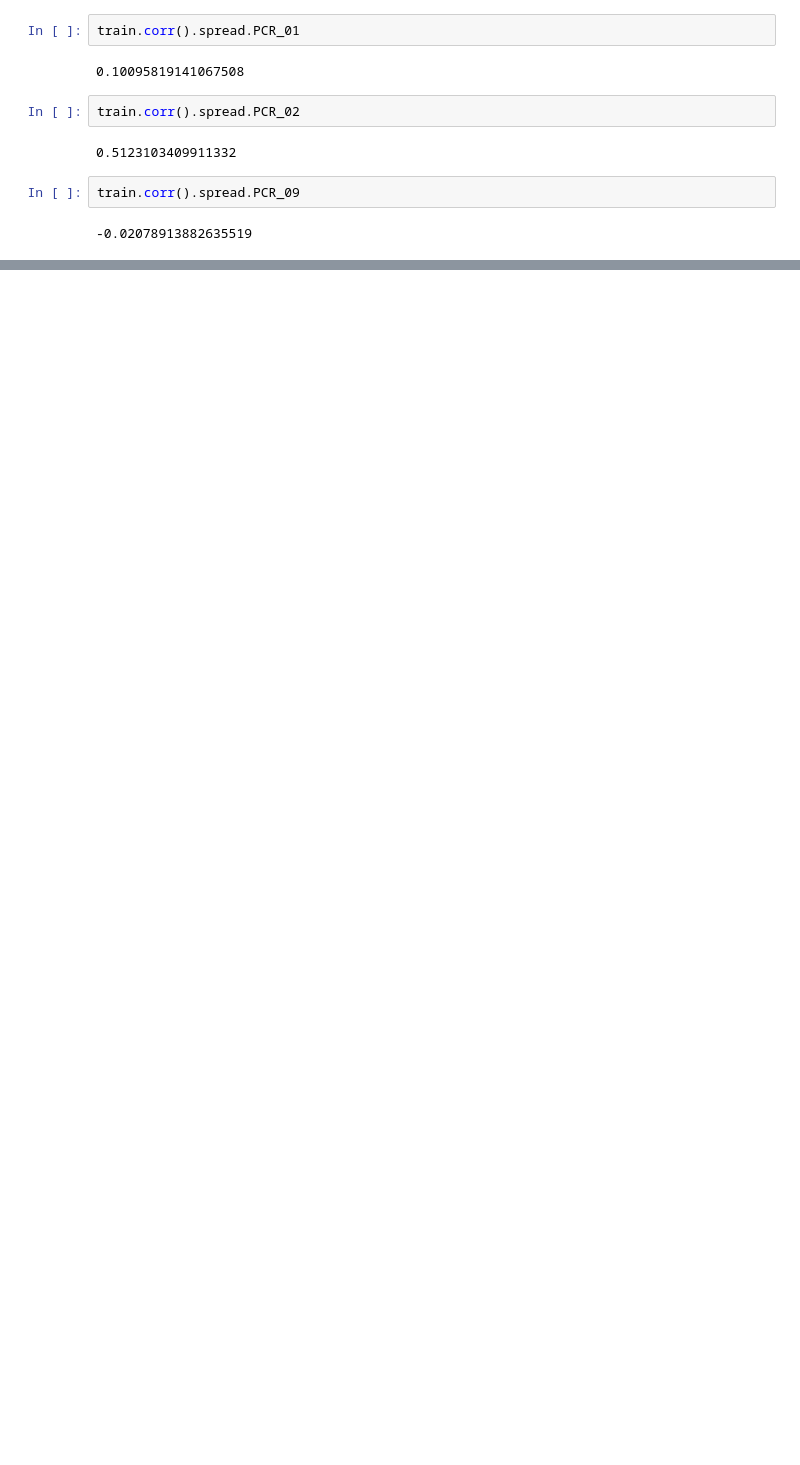
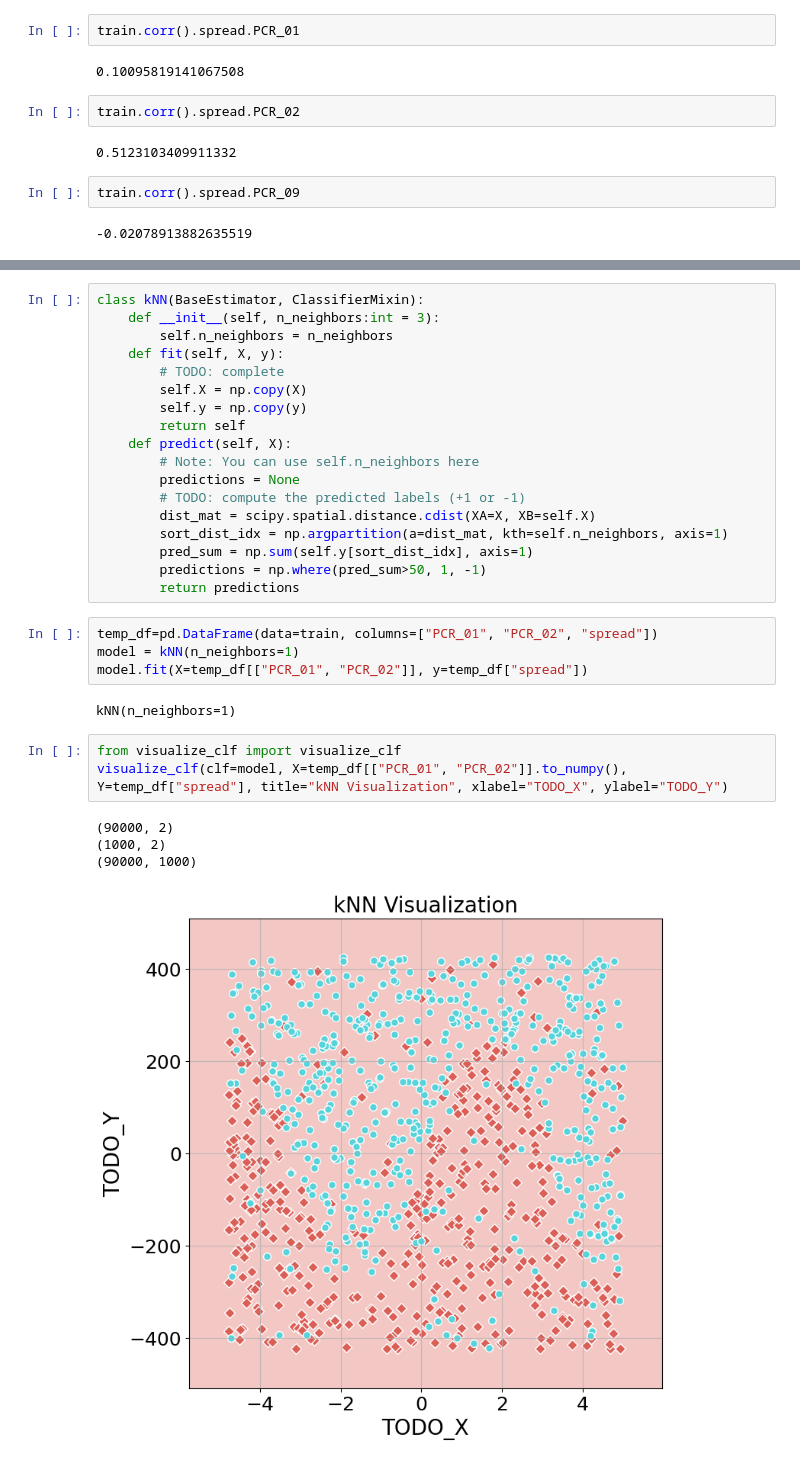
Before and after one commit to Ofir-Manor/Long1, a Jupyter notebook: 316084623.ipynb, the cells around one changed output, grey strips where cells are left out. Drawn from its saved outputs; the diff is of its cells as text; blank space fills up the shorter version.

```diff
--- a/316084623.ipynb
+++ b/316084623.ipynb
@@ -56,0 +62,32 @@ g.fig.set_size_inches(12,8)
+# %%
+class kNN(BaseEstimator, ClassifierMixin):
+    def __init__(self, n_neighbors:int = 3):
+        self.n_neighbors = n_neighbors
+    def fit(self, X, y):
+        # TODO: complete
+        self.X = np.copy(X)
+        self.y = np.copy(y)
+        return self
+    def predict(self, X):
+        # Note: You can use self.n_neighbors here
+        predictions = None
+        # TODO: compute the predicted labels (+1 or -1)
+        dist_mat = scipy.spatial.distance.cdist(XA=X, XB=self.X)
+        sort_dist_idx = np.argpartition(a=dist_mat, kth=self.n_neighbors, axis=1)
+        pred_sum = np.sum(self.y[sort_dist_idx], axis=1)
+        predictions = np.where(pred_sum>50, 1, -1)
+        return predictions
+# %%
+temp_df=pd.DataFrame(data=train, columns=["PCR_01", "PCR_02", "spread"])
+model = kNN(n_neighbors=1)
+model.fit(X=temp_df[["PCR_01", "PCR_02"]], y=temp_df["spread"])
+# %% [output]
+kNN(n_neighbors=1)
+# %%
+from visualize_clf import visualize_clf
+visualize_clf(clf=model, X=temp_df[["PCR_01", "PCR_02"]].to_numpy(), Y=temp_df["spread"], title="kNN Visualization", xlabel="TODO_X", ylabel="TODO_Y")
+# %% [output]
+(90000, 2)
+(1000, 2)
+(90000, 1000)
+[figure, added]
```
Also changed, not shown: parts of 5 cells of this notebook, 1 other file.
